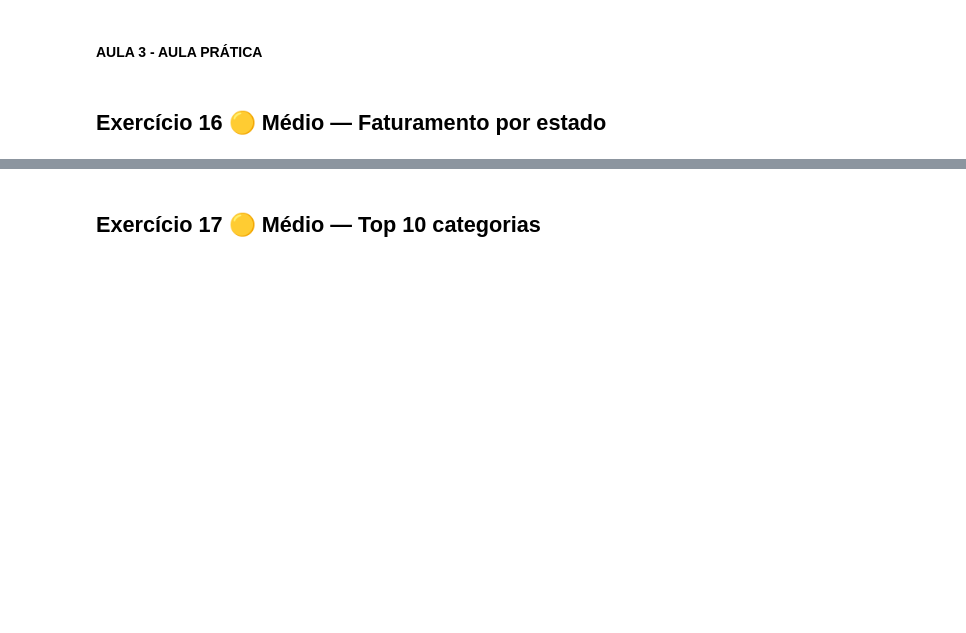
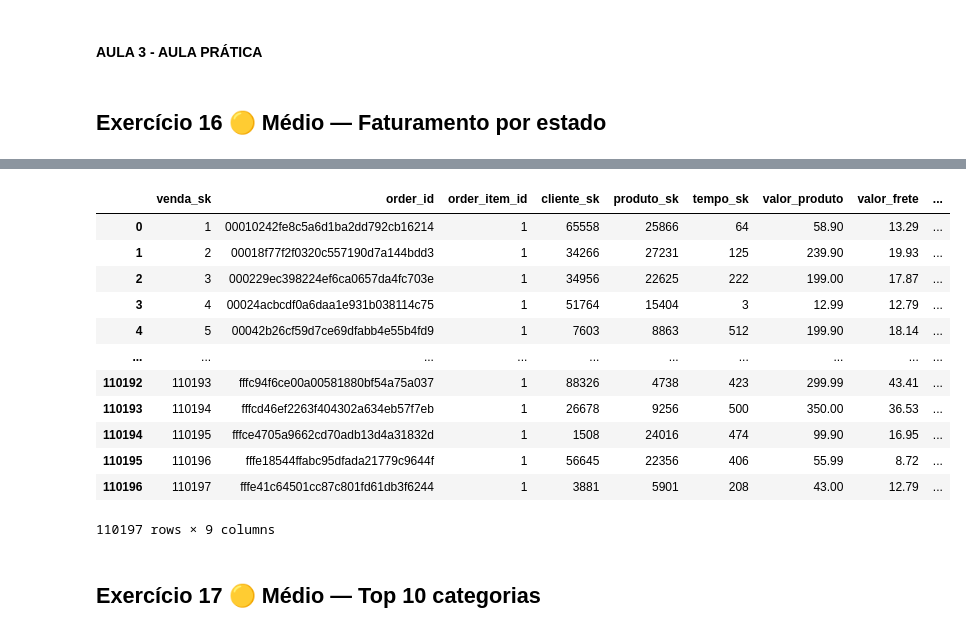
Before and after one commit to christianwislockioli-rgb/Estudo_SQL_SCTEC, a Jupyter notebook: Semana_9-main/Exercício/Semana9_Projeto_SQL_Aluno_Completo.ipynb, the cells around one changed output, grey strips where cells are left out. Cells and saved outputs as stored; diff of their text form; code cells hidden in the pictures; blank space fills up the shorter version.

```diff
--- a/Semana_9-main/Exercício/Semana9_Projeto_SQL_Aluno_Completo.ipynb
+++ b/Semana_9-main/Exercício/Semana9_Projeto_SQL_Aluno_Completo.ipynb
@@ -716,7 +807,26 @@ SELECT
 # %%
 con.sql("""
--- SUA CONSULTA AQUI
+SELECT
+        customer_state
+FROM
+        fato_vendas v
+INNER JOIN cliente_sk c
+        cliente_sk c
 """).df()
+# %% [output]
+|  | venda_sk | order_id | order_item_id | cliente_sk | produto_sk | tempo_sk | valor_produto | valor_frete | ... |
+| 0 | 1 | 00010242fe8c5a6d1ba2dd792cb16214 | 1 | 65558 | 25866 | 64 | 58.90 | 13.29 | ... |
+| 1 | 2 | 00018f77f2f0320c557190d7a144bdd3 | 1 | 34266 | 27231 | 125 | 239.90 | 19.93 | ... |
+| 2 | 3 | 000229ec398224ef6ca0657da4fc703e | 1 | 34956 | 22625 | 222 | 199.00 | 17.87 | ... |
+| 3 | 4 | 00024acbcdf0a6daa1e931b038114c75 | 1 | 51764 | 15404 | 3 | 12.99 | 12.79 | ... |
+| 4 | 5 | 00042b26cf59d7ce69dfabb4e55b4fd9 | 1 | 7603 | 8863 | 512 | 199.90 | 18.14 | ... |
+| ... | ... | ... | ... | ... | ... | ... | ... | ... | ... |
+| 110192 | 110193 | fffc94f6ce00a00581880bf54a75a037 | 1 | 88326 | 4738 | 423 | 299.99 | 43.41 | ... |
+| 110193 | 110194 | fffcd46ef2263f404302a634eb57f7eb | 1 | 26678 | 9256 | 500 | 350.00 | 36.53 | ... |
+| 110194 | 110195 | fffce4705a9662cd70adb13d4a31832d | 1 | 1508 | 24016 | 474 | 99.90 | 16.95 | ... |
+| 110195 | 110196 | fffe18544ffabc95dfada21779c9644f | 1 | 56645 | 22356 | 406 | 55.99 | 8.72 | ... |
+| 110196 | 110197 | fffe41c64501cc87c801fd61db3f6244 | 1 | 3881 | 5901 | 208 | 43.00 | 12.79 | ... |
+110197 rows × 9 columns
 # %% [markdown]
 ## Exercício 17 🟡 Médio — Top 10 categorias
 # %%
```
Also changed, not shown: parts of 4 cells of this notebook.
